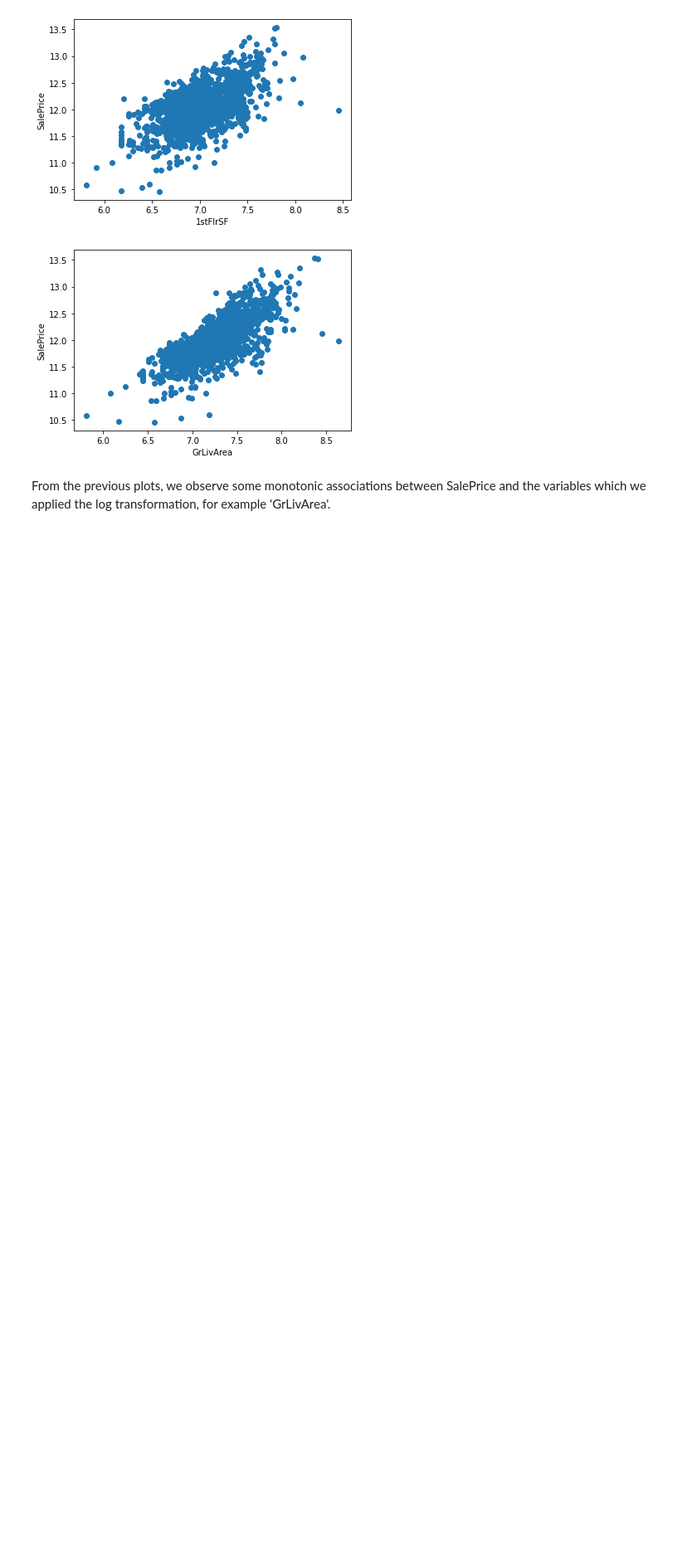
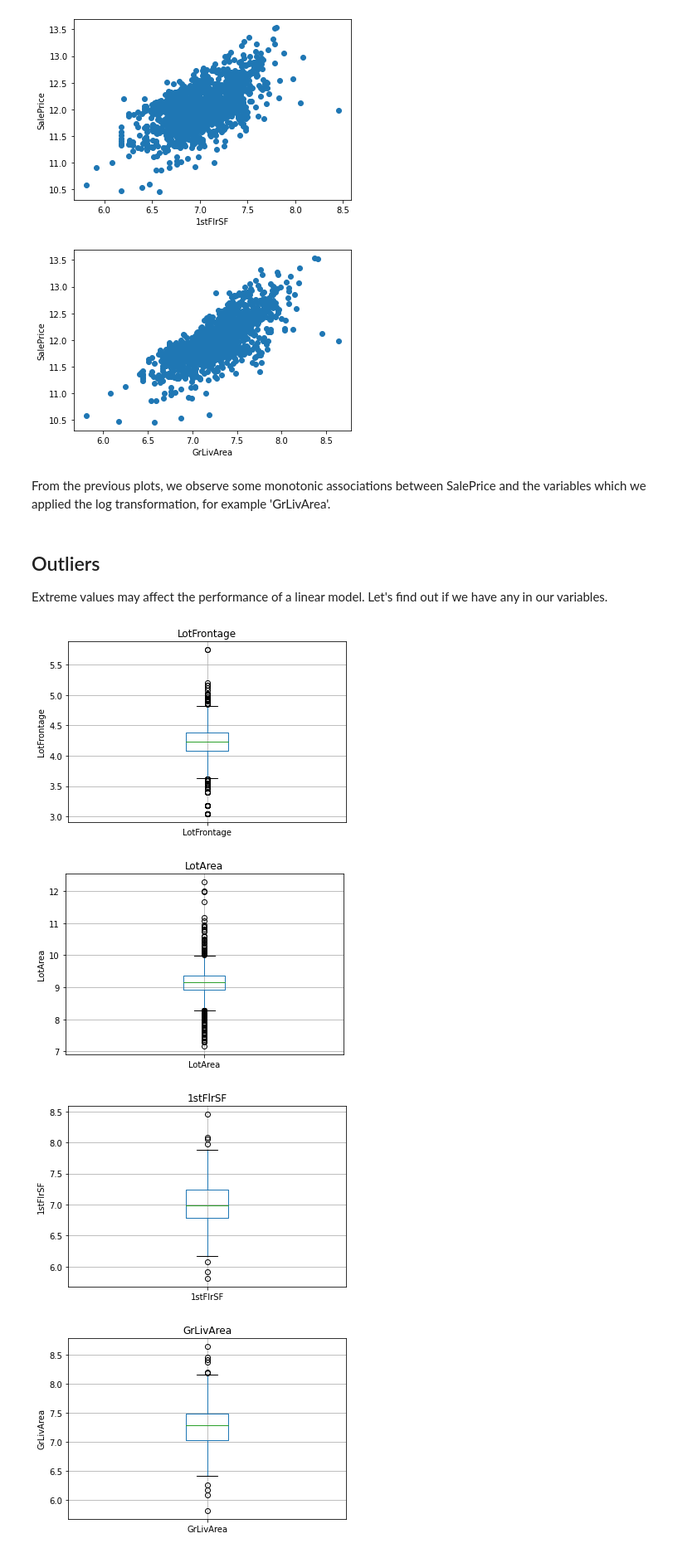
Before and after one commit to Jeffresh/deployment-of-machine-learning-models, a Jupyter notebook: section2/dataAnalysis.ipynb, the cells around one changed output. Shown: that part at 83% size. Drawn from its saved outputs; the diff is of its cells as text; code cells hidden in the pictures; blank space fills up the shorter version.

Commit message:
feat: add outliers analysis

```diff
--- a/section2/dataAnalysis.ipynb
+++ b/section2/dataAnalysis.ipynb
@@ -380,3 +380,31 @@ for var in cont_vars:
 [figure]
 # %% [markdown]
 From the previous plots, we observe some monotonic associations between SalePrice and the variables which we applied the log transformation, for example 'GrLivArea'.
+# %% [markdown]
+## Outliers
+
+Extreme values may affect the performance of a linear model. Let's find out if we have any in our variables.
+# %%
+# let's make boxplots to visualize outliers in the continuous variables
+
+def find_outliers(df, var):
+    df = df.copy()
+
+    #log does not take negative values, so let's be careful and skip those variables
+
+    if any(data[var] <= 0):
+        pass
+    else:
+        df[var] = np.log(df[var])
+        df.boxplot(column=var)
+        plt.title(var)
+        plt.ylabel(var)
+        plt.show()
+# %%
+for var in cont_vars:
+    find_outliers(data, var)
+# %% [output]
+[figure, added]
+[figure, added]
+[figure, added]
+[figure, added]
```
Also changed, not shown: parts of 3 cells of this notebook.
